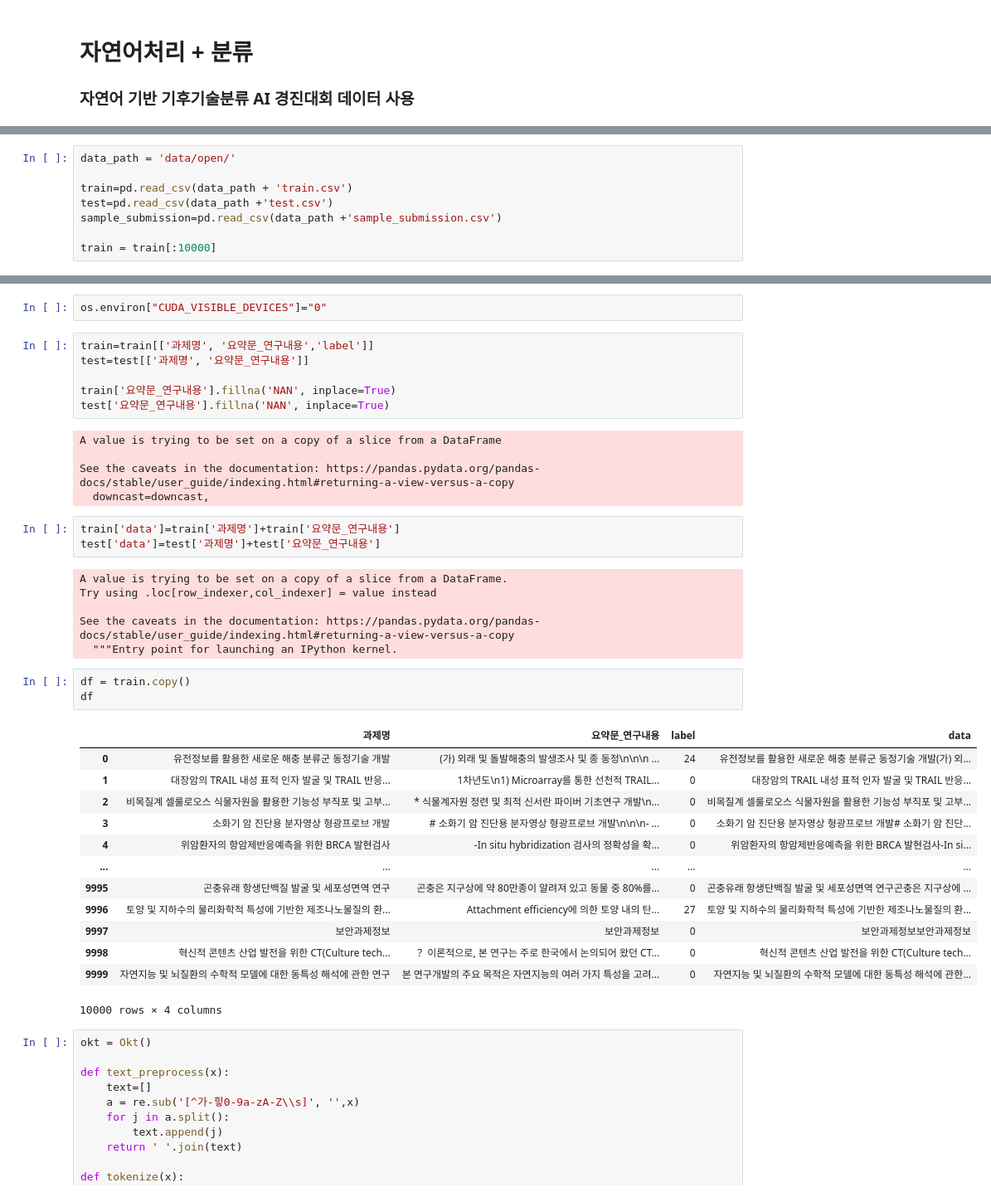
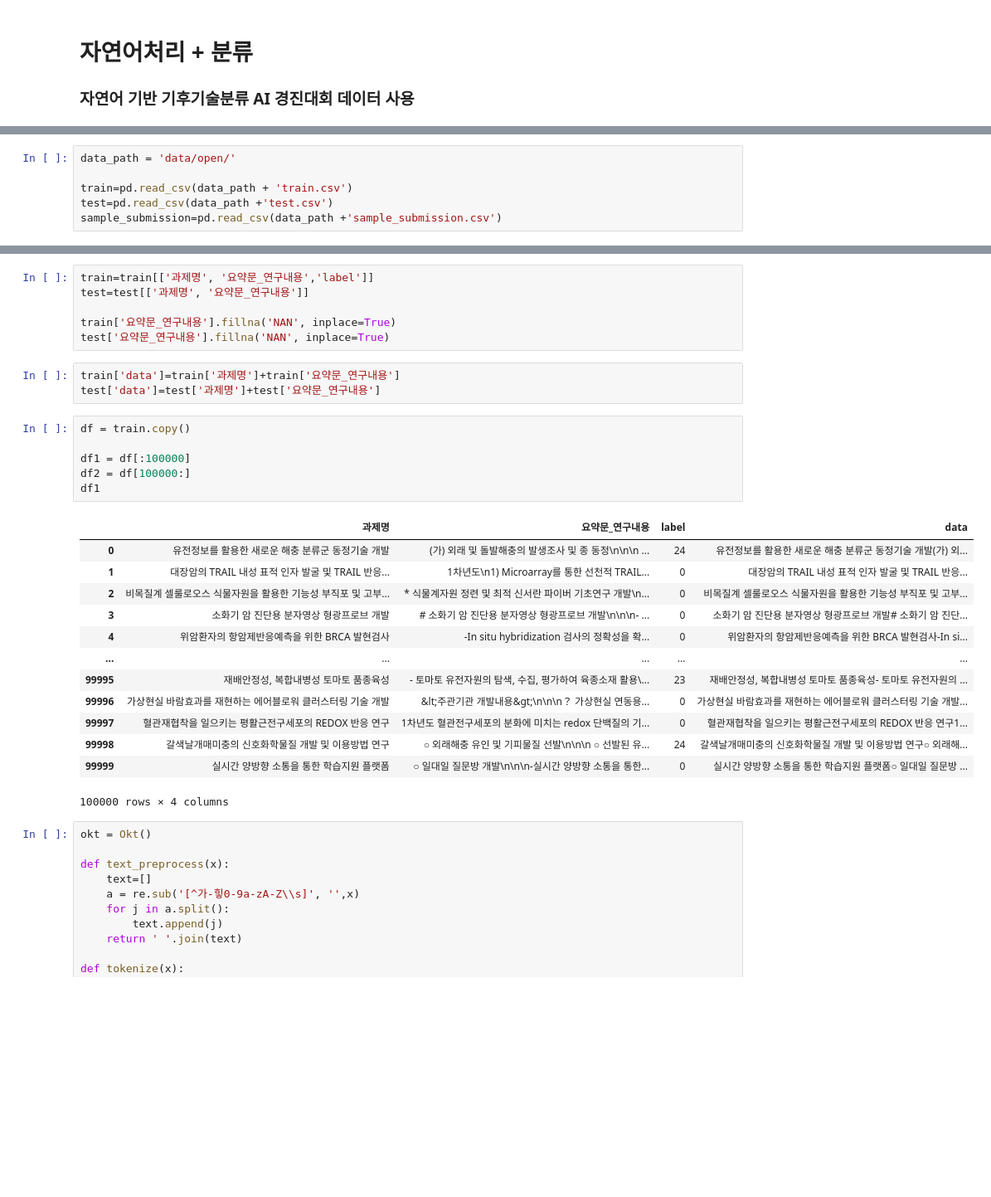
Before and after one commit to gyubok-lee/remind, a Jupyter notebook: NLP.ipynb, the cells around one changed output, grey strips where cells are left out. Shown: that part at 83% size. Cells and saved outputs as stored; diff of their text form; blank space fills up the shorter version.

```diff
--- a/NLP.ipynb
+++ b/NLP.ipynb
@@ -27,5 +29,3 @@ data_path = 'data/open/'
 train=pd.read_csv(data_path + 'train.csv')
 test=pd.read_csv(data_path +'test.csv')
 sample_submission=pd.read_csv(data_path +'sample_submission.csv')
-
-train = train[:10000]
@@ -48,42 +32,32 @@ train
-# %%
-os.environ["CUDA_VISIBLE_DEVICES"]="0"
 # %%
 train=train[['과제명', '요약문_연구내용','label']]
 test=test[['과제명', '요약문_연구내용']]
 
 train['요약문_연구내용'].fillna('NAN', inplace=True)
 test['요약문_연구내용'].fillna('NAN', inplace=True)
-# %% [output]
-A value is trying to be set on a copy of a slice from a DataFrame
-
-See the caveats in the documentation: https://pandas.pydata.org/pandas-docs/stable/user_guide/indexing.html#returning-a-view-versus-a-copy
-  downcast=downcast,
 # %%
 train['data']=train['과제명']+train['요약문_연구내용']
 test['data']=test['과제명']+test['요약문_연구내용']
-# %% [output]
-A value is trying to be set on a copy of a slice from a DataFrame.
-Try using .loc[row_indexer,col_indexer] = value instead
-
-See the caveats in the documentation: https://pandas.pydata.org/pandas-docs/stable/user_guide/indexing.html#returning-a-view-versus-a-copy
-  """Entry point for launching an IPython kernel.
 # %%
 df = train.copy()
-df
+
+df1 = df[:100000]
+df2 = df[100000:]
+df1
 # %% [output]
 |  | 과제명 | 요약문_연구내용 | label | data |
 | 0 | 유전정보를 활용한 새로운 해충 분류군 동정기술 개발 | (가) 외래 및 돌발해충의 발생조사 및 종 동정\n\n\n ... | 24 | 유전정보를 활용한 새로운 해충 분류군 동정기술 개발(가) 외... |
 | 1 | 대장암의 TRAIL 내성 표적 인자 발굴 및 TRAIL 반응... | 1차년도\n1) Microarray를 통한 선천적 TRAIL... | 0 | 대장암의 TRAIL 내성 표적 인자 발굴 및 TRAIL 반응... |
 | 2 | 비목질계 셀룰로오스 식물자원을 활용한 기능성 부직포 및 고부... | * 식물계자원 정련 및 최적 신서란 파이버 기초연구 개발\n... | 0 | 비목질계 셀룰로오스 식물자원을 활용한 기능성 부직포 및 고부... |
 | 3 | 소화기 암 진단용 분자영상 형광프로브 개발 | # 소화기 암 진단용 분자영상 형광프로브 개발\n\n\n- ... | 0 | 소화기 암 진단용 분자영상 형광프로브 개발# 소화기 암 진단... |
 | 4 | 위암환자의 항암제반응예측을 위한 BRCA 발현검사 | -In situ hybridization 검사의 정확성을 확... | 0 | 위암환자의 항암제반응예측을 위한 BRCA 발현검사-In si... |
 | ... | ... | ... | ... | ... |
-| 9995 | 곤충유래 항생단백질 발굴 및 세포성면역 연구 | 곤충은 지구상에 약 80만종이 알려져 있고 동물 중 80%를... | 0 | 곤충유래 항생단백질 발굴 및 세포성면역 연구곤충은 지구상에 ... |
-| 9996 | 토양 및 지하수의 물리화학적 특성에 기반한 제조나노물질의 환... | Attachment efficiency에 의한 토양 내의 탄... | 27 | 토양 및 지하수의 물리화학적 특성에 기반한 제조나노물질의 환... |
-| 9997 | 보안과제정보 | 보안과제정보 | 0 | 보안과제정보보안과제정보 |
-| 9998 | 혁신적 콘텐츠 산업 발전을 위한 CT(Culture tech... | ？ 이론적으로, 본 연구는 주로 한국에서 논의되어 왔던 CT... | 0 | 혁신적 콘텐츠 산업 발전을 위한 CT(Culture tech... |
-| 9999 | 자연지능 및 뇌질환의 수학적 모델에 대한 동특성 해석에 관한 연구 | 본 연구개발의 주요 목적은 자연지능의 여러 가지 특성을 고려... | 0 | 자연지능 및 뇌질환의 수학적 모델에 대한 동특성 해석에 관한... |
+| 99995 | 재배안정성, 복합내병성 토마토 품종육성 | - 토마토 유전자원의 탐색, 수집, 평가하여 육종소재 활용\... | 23 | 재배안정성, 복합내병성 토마토 품종육성- 토마토 유전자원의 ... |
+| 99996 | 가상현실 바람효과를 재현하는 에어블로워 클러스터링 기술 개발 | &lt;주관기관 개발내용&gt;\n\n\n？ 가상현실 연동용... | 0 | 가상현실 바람효과를 재현하는 에어블로워 클러스터링 기술 개발... |
+| 99997 | 혈관재협착을 일으키는 평활근전구세포의 REDOX 반응 연구 | 1차년도 혈관전구세포의 분화에 미치는 redox 단백질의 기... | 0 | 혈관재협착을 일으키는 평활근전구세포의 REDOX 반응 연구1... |
+| 99998 | 갈색날개매미충의 신호화학물질 개발 및 이용방법 연구 | ○ 외래해충 유인 및 기피물질 선발\n\n\n ○ 선발된 유... | 24 | 갈색날개매미충의 신호화학물질 개발 및 이용방법 연구○ 외래해... |
+| 99999 | 실시간 양방향 소통을 통한 학습지원 플랫폼 | ○ 일대일 질문방 개발\n\n\n-실시간 양방향 소통을 통한... | 0 | 실시간 양방향 소통을 통한 학습지원 플랫폼○ 일대일 질문방 ... |
-10000 rows × 4 columns
+100000 rows × 4 columns
 # %%
 okt = Okt()
 
```
Also changed, not shown: parts of 5 cells of this notebook.
